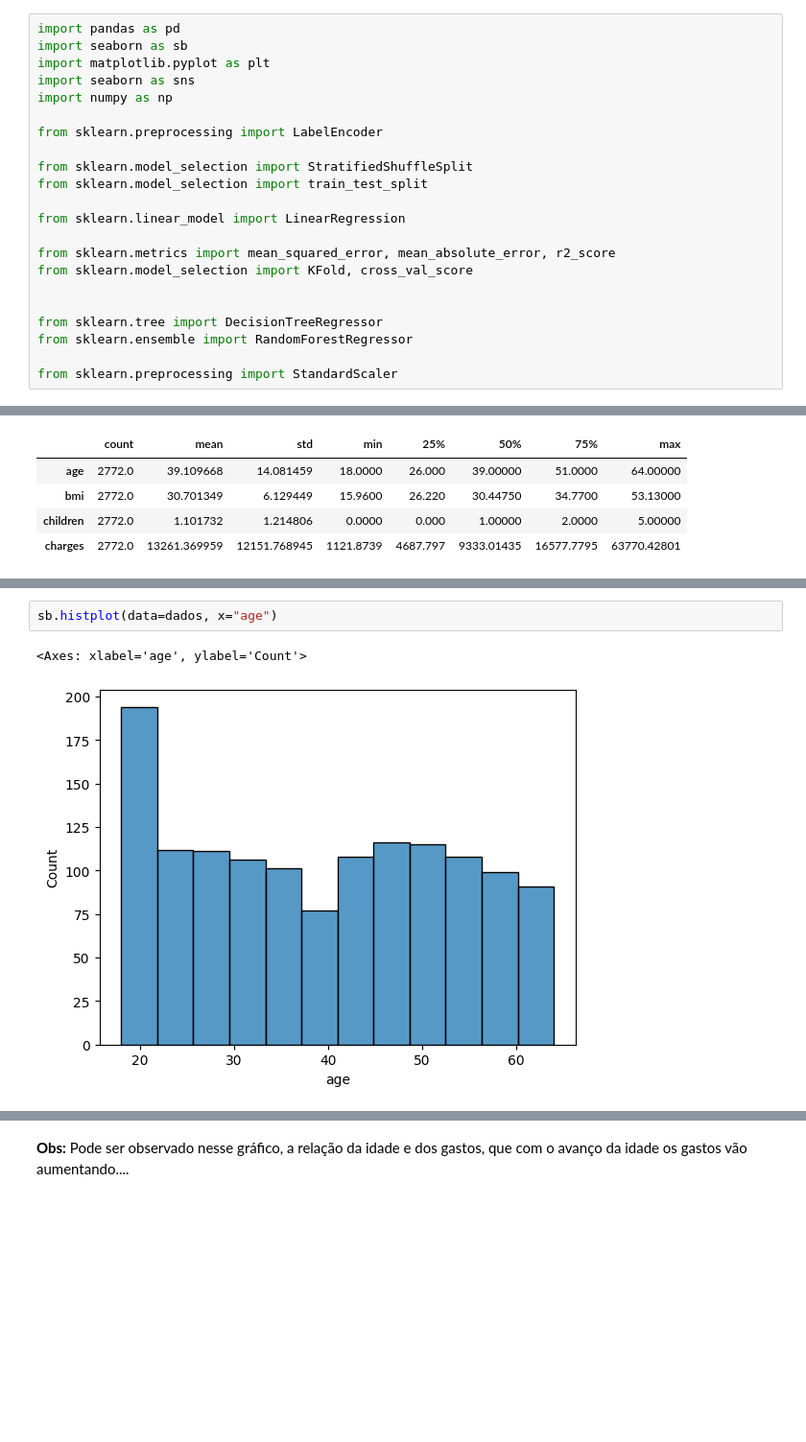
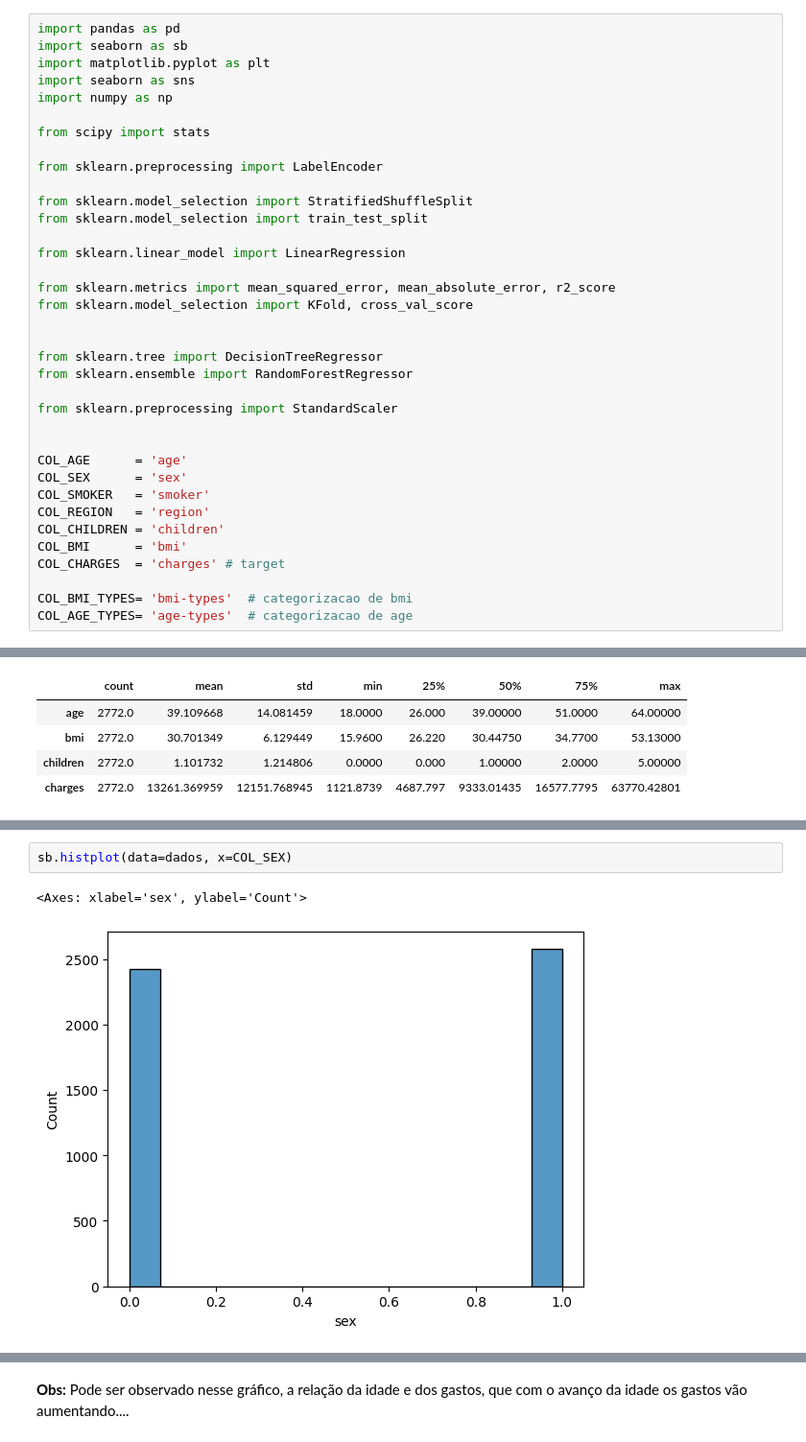
Before and after one commit to lcaffe/tech-challenge, a Jupyter notebook: tech_challenge.ipynb, the cells around one changed output, grey strips where cells are left out. Shown at 96% size. Drawn from its saved outputs; the diff is of its cells as text; blank space fills up the shorter version.

```diff
--- a/tech_challenge.ipynb
+++ b/tech_challenge.ipynb
@@ -40,6 +52,8 @@ import seaborn as sb
 import matplotlib.pyplot as plt
 import seaborn as sns
 import numpy as np
+
+from scipy import stats
 
 from sklearn.preprocessing import LabelEncoder
 
@@ -56,6 +70,18 @@ from sklearn.tree import DecisionTreeRegressor
 from sklearn.ensemble import RandomForestRegressor
 
 from sklearn.preprocessing import StandardScaler
+
+
+COL_AGE      = 'age'
+COL_SEX      = 'sex'
+COL_SMOKER   = 'smoker'
+COL_REGION   = 'region'
+COL_CHILDREN = 'children'
+COL_BMI      = 'bmi'
+COL_CHARGES  = 'charges' # target
+
+COL_BMI_TYPES= 'bmi-types'  # categorizacao de bmi
+COL_AGE_TYPES= 'age-types'  # categorizacao de age
 # %% [markdown]
 # Functions necessárias para execução
 
@@ -447,6 +446,6 @@ dados.groupby('children').describe()
 # %%
-sb.histplot(data=dados, x="age")
+sb.histplot(data=dados, x=COL_SEX)
 # %% [output]
-<Axes: xlabel='age', ylabel='Count'>
+<Axes: xlabel='sex', ylabel='Count'>
-[figure, old version]
+[figure, new version]
 # %%
```
Also changed, not shown: parts of 52 cells of this notebook.
